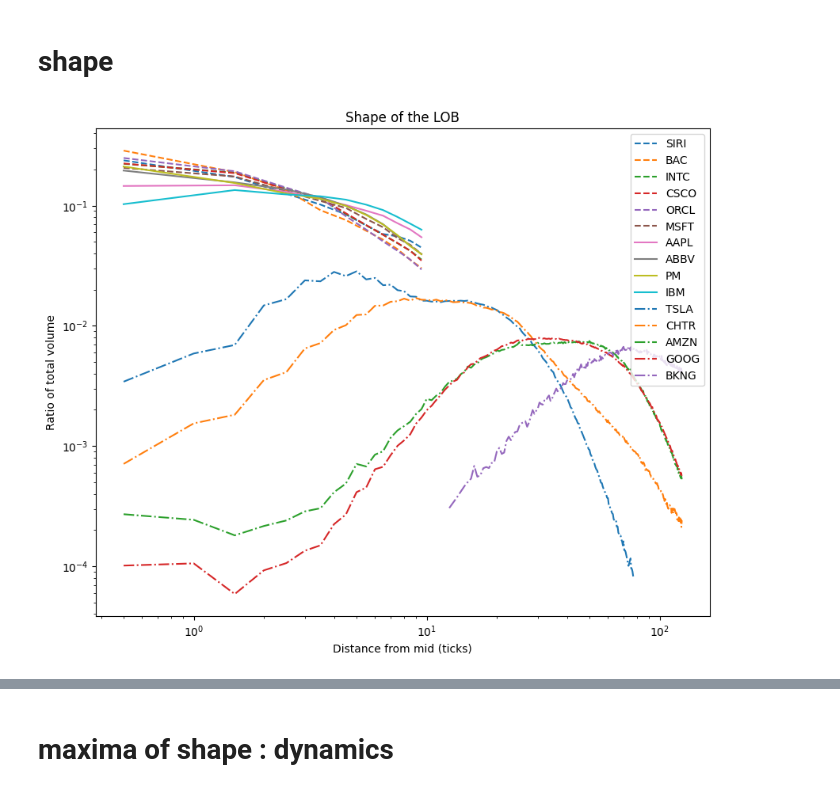
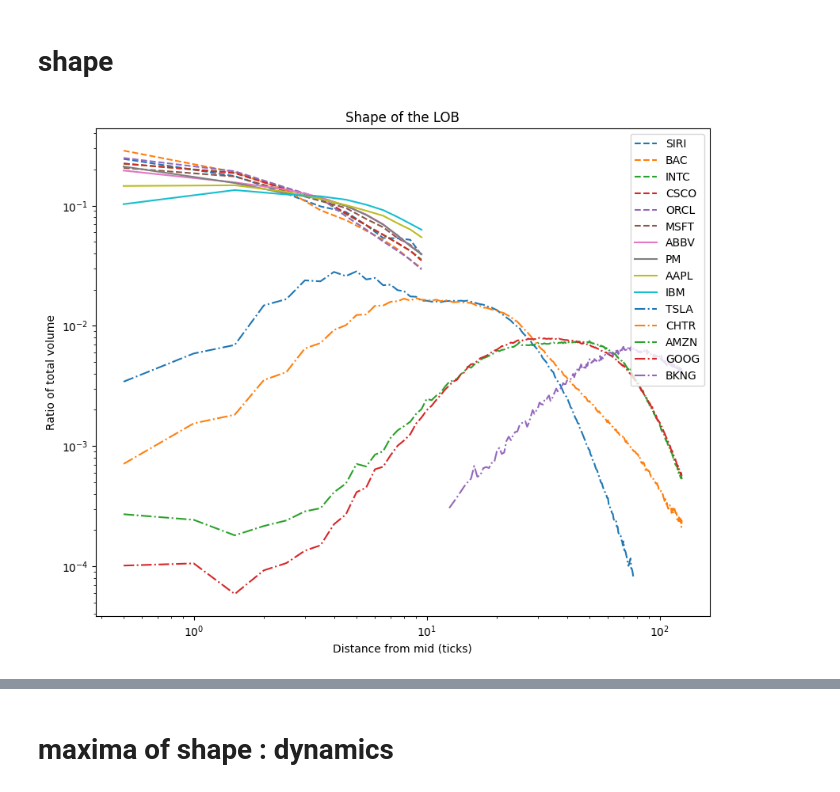
Before and after one commit to konqr/lobSimulations, a Jupyter notebook: src/backup/hawkes/experiments/xStocksEDA.ipynb, the cells around one changed output, grey strips where cells are left out. Drawn from its saved outputs; the diff is of its cells as text; code cells hidden in the pictures.

Commit message:
update plots

```diff
--- a/src/backup/hawkes/experiments/xStocksEDA.ipynb
+++ b/src/backup/hawkes/experiments/xStocksEDA.ipynb
@@ -12,12 +13,14 @@ import time
 # %%
 import pickle
 # %%
-stocks = ['SIRI','BAC', 'INTC','CSCO','ORCL','MSFT','AAPL','ABBV', 'PM','IBM','TSLA','CHTR','AMZN', 'GOOG', 'BKNG']
+stocks = ['SIRI','BAC', 'INTC','CSCO','ORCL','MSFT','ABBV', 'PM','AAPL','IBM','TSLA','CHTR','AMZN', 'GOOG', 'BKNG']
+relTick= [16.46, 3.4, 2.19, 1.94, 1.85, 0.77, 1.3, 1.22, 0.48, .72, .36, .25, .06, .08, .05]
 # %% [markdown]
 # shape
 # %%
 dates = [dt.date(2019,1,2), dt.date(2019,12,31)]
 # %%
+res = {}
 plt.figure(figsize=(10,8))
 for s in stocks:
     # os.system("/share/apps/p7zip-16.02/bin/7z e /SAN/fca/DRL_HFT_Investigations/" + s + "_2019-01-01_2020-09-27_10.7z -o/SAN/fca/Konark_PhD_Experiments/extracted/GOOG/ " + s + "_2019-* -r -y")
@@ -27,31 +30,32 @@ for s in stocks:
     with open("/SAN/fca/Konark_PhD_Experiments/smallTick/"+s+"_EDA_Shape", "rb") as f:
         data = pickle.load(f)
     key0 = list(data.keys())[0]
     x, y = [], []
     for k in range(1,250):
         if (data.get(k, None) is not None)and(len(data.get(k, [])) == len(data[key0])):
             x+= [k]
     x = np.array(x)
     if s in ['SIRI','BAC', 'INTC','CSCO','ORCL','MSFT']:
         x = x[0:-1:2]
         # print(x)
         x = [i for i in x if i <= 20]
         linestyle= "--"
     elif s in ['AAPL','ABBV', 'PM','IBM']:
         x = x[0:-1:2]
         x = [i for i in x if i <= 20]
         linestyle = "-"
     else:
         linestyle = "-."
     x = np.array(x)
     plt.plot(x/2, [np.average(data[k]) for k in x]/(np.sum([np.average(data[k]) for k in x])),  linestyle, label = s)
+    res[s] = (x/2, [np.average(data[k]) for k in x]/(np.sum([np.average(data[k]) for k in x])))
 plt.yscale("log")
 plt.xscale("log")
 plt.legend(loc = "upper right")
 plt.ylabel("Ratio of total volume")
 plt.xlabel("Distance from mid (ticks)")
 plt.title("Shape of the LOB")
 plt.savefig("/SAN/fca/Konark_PhD_Experiments/smallTick/xStock_shape_2019.png")
 plt.show()
 # %% [output]
-[figure, old version]
+[figure, new version]
```
Also changed, not shown: parts of 14 cells of this notebook, 2 other files.
